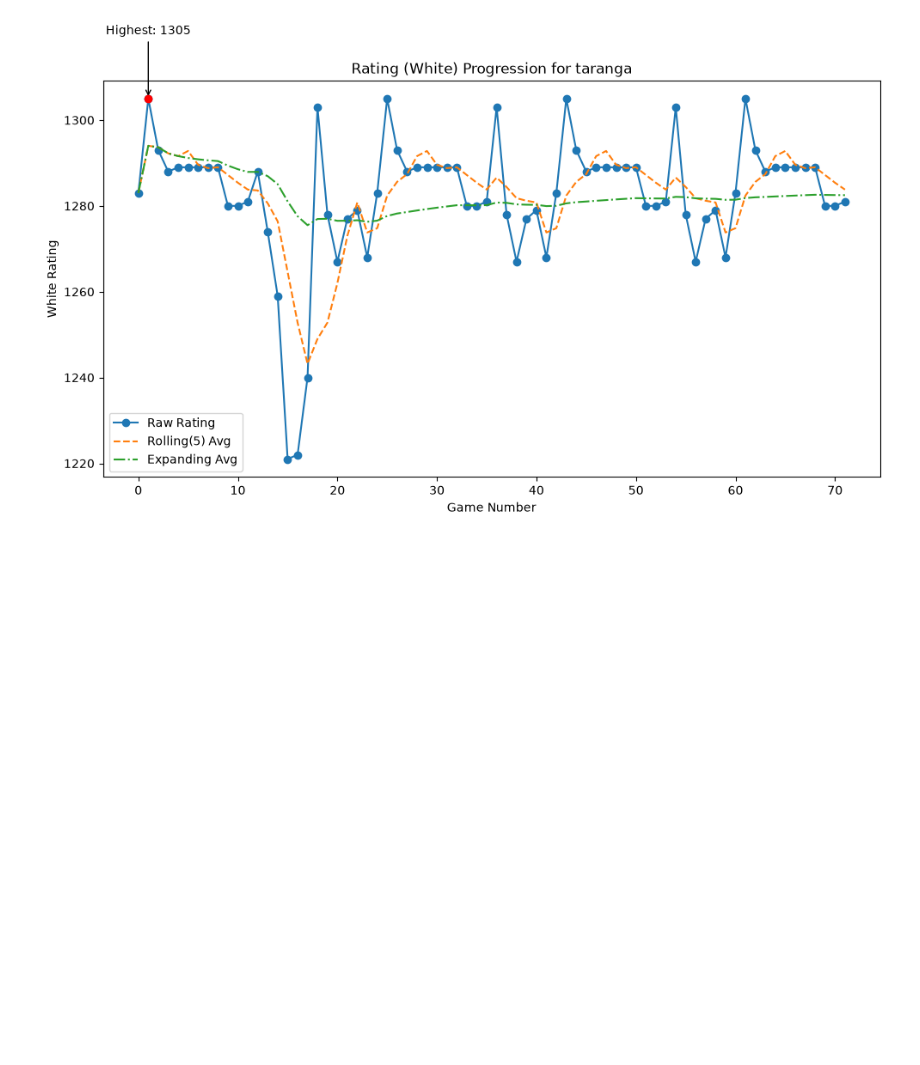
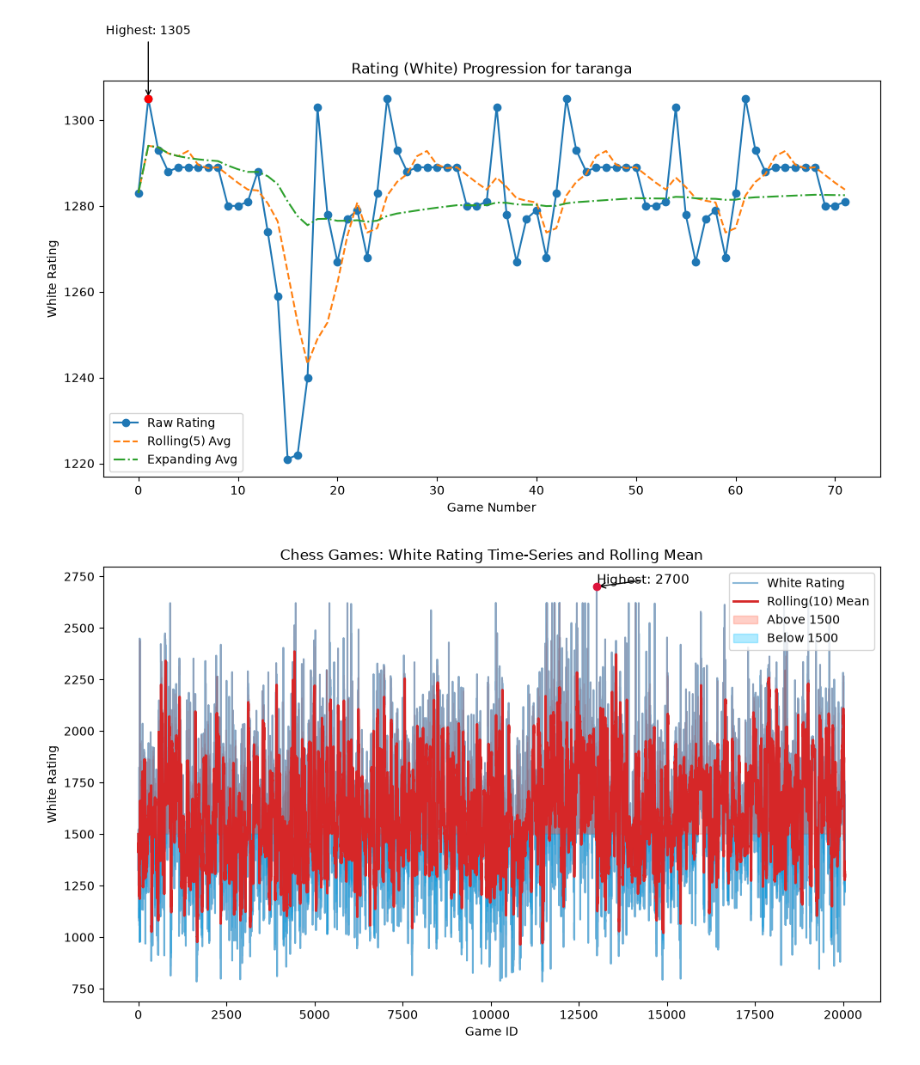
Before and after one commit to RanaEl-Madhoun/GSG_session8, a Jupyter notebook: notebook/practice.ipynb, the cells around one changed output. Drawn from its saved outputs; the diff is of its cells as text; code cells hidden in the pictures; blank space fills up the shorter version.

```diff
--- a/notebook/practice.ipynb
+++ b/notebook/practice.ipynb
@@ -121,3 +121,67 @@ plt.tight_layout()
 plt.show()
 # %% [output]
 [figure]
+# %%
+# Chess games: white_rating time-series with rolling mean
+
+# We will create a time-series style plot for a rolling analysis of average white_rating across all games, using game_id as a proxy for chronological order
+
+# Sort games by game_id
+chess_sorted = chess_df.sort_values('game_id').reset_index(drop=True)
+
+# Calculate rolling(10) mean for white_rating
+rolling_10_white = chess_sorted['white_rating'].rolling(window=10, min_periods=1).mean()
+
+plt.figure(figsize=(10, 6))
+
+# Plot raw white_rating line
+plt.plot(chess_sorted['game_id'], chess_sorted['white_rating'], label='White Rating', color='tab:blue', alpha=0.5)
+# Plot rolling(10) mean
+plt.plot(chess_sorted['game_id'], rolling_10_white, label='Rolling(10) Mean', color='tab:red', linewidth=2)
+
+# Fill above/below a reference rating, e.g. 1500
+reference_rating = 1500
+plt.fill_between(
+    chess_sorted['game_id'],
+    chess_sorted['white_rating'],
+    reference_rating,
+    where=chess_sorted['white_rating'] >= reference_rating,
+    color='tomato',
+    alpha=0.3,
+    interpolate=True,
+    label='Above 1500'
+)
+plt.fill_between(
+    chess_sorted['game_id'],
+    chess_sorted['white_rating'],
+    reference_rating,
+    where=chess_sorted['white_rating'] < reference_rating,
+    color='deepskyblue',
+    alpha=0.3,
+    interpolate=True,
+    label='Below 1500'
+)
+
+# Annotate the game with the highest white_rating
+max_idx = chess_sorted['white_rating'].idxmax()
+max_game_id = chess_sorted.loc[max_idx, 'game_id']
+max_rating = chess_sorted.loc[max_idx, 'white_rating']
+plt.scatter(max_game_id, max_rating, color='crimson', zorder=5)
+plt.annotate(
+    f'Highest: {max_rating}',
+    xy=(max_game_id, max_rating),
+    xytext=(max_game_id+5, max_rating+15),
+    arrowprops=dict(facecolor='crimson', arrowstyle='->'),
+    ha='left',
+    fontsize=11
+)
+
+plt.title('Chess Games: White Rating Time-Series and Rolling Mean')
+plt.xlabel('Game ID')
+plt.ylabel('White Rating')
+plt.legend()
+plt.tight_layout()
+plt.savefig('chess_white_rating_timeseries.png', dpi=150)
+plt.show()
+# %% [output]
+[figure, added]
```
Also changed, not shown: parts of 1 cell of this notebook, 1 other file.
